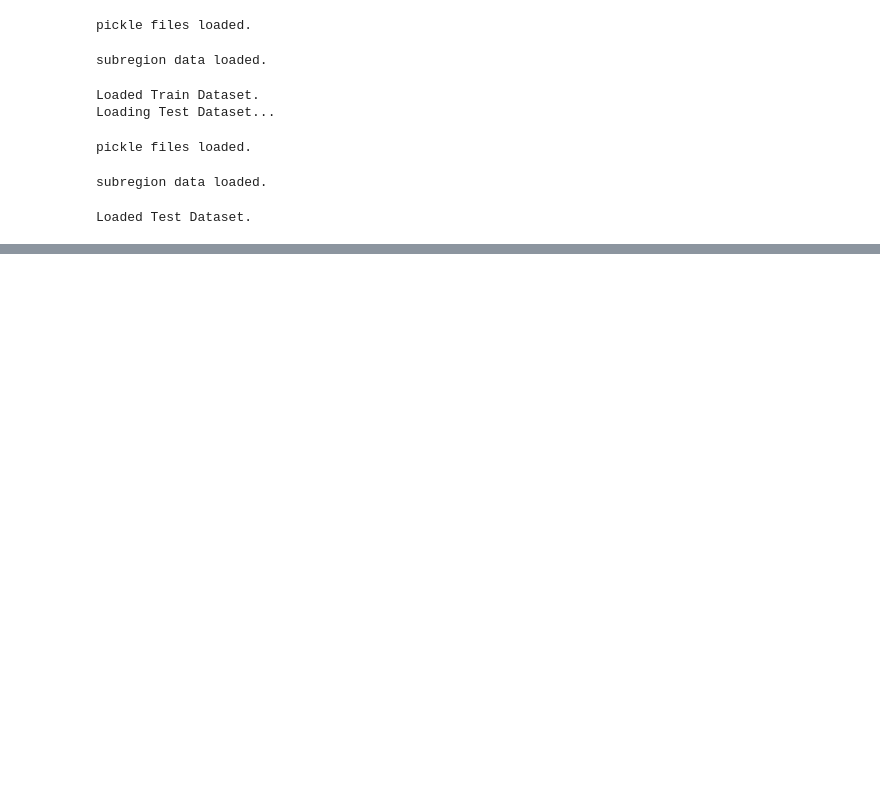
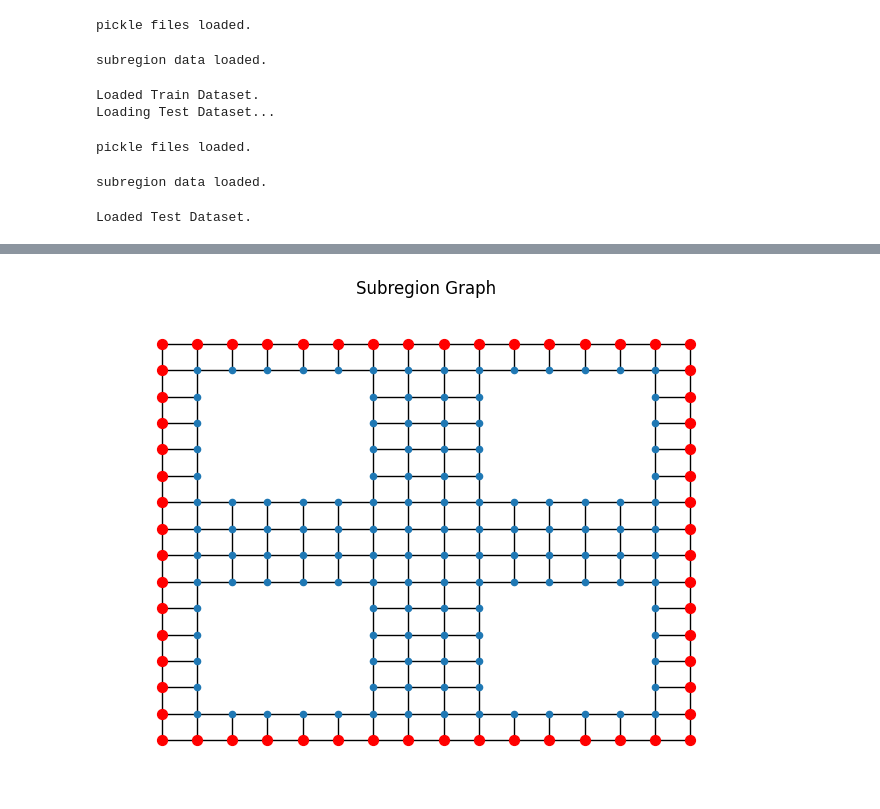
Before and after one commit to JakeAGonzales/learning-congestion, a Jupyter notebook: network.ipynb, the cells around one changed output, grey strips where cells are left out. Saved outputs shown, nothing was run; the diff lists cells and outputs as text; code cells hidden in the pictures; blank space fills up the shorter version.

Commit message:
working on getting labeled data

```diff
--- a/network.ipynb
+++ b/network.ipynb
@@ -380,6 +386,7 @@ import networkx as nx
 import matplotlib.pyplot as plt
 import numpy as np
 import scipy
+import scipy.sparse as sparse
 
 
 """
@@ -411,8 +418,17 @@ def convert_scipy_to_torch_sparse(matrix):
     indices = torch.vstack([rows, cols])
 
     shape = torch.Size(matrix_helper_coo.shape)
-    matrix = torch.sparse.FloatTensor(indices, data, shape)
+    matrix = torch.sparse_coo_tensor(indices, data, shape)
     return matrix
+
+def get_boundary_nodes(subregion_nodes):
+    boundary_nodes = []
+    nodes_list = subregion_nodes[0]['subregion_1']
+    for node in nodes_list:
+        x, y = node
+        if x == 0 or x == 15 or y == 0 or y == 15:  # Assuming a 16x16 grid
+            boundary_nodes.append(node)
+    return boundary_nodes
 
 
 """
@@ -475,7 +491,7 @@ SUBREGION NETWORKX AND SPARSE COO ADJ MATRICES
 
 """
 
-def subregion_graph(subregion_nodes):
+def subregion_graph(subregion_nodes, boundary_nodes):
     first_subregion = list(subregion_nodes[0].keys())[0]
     nodes = subregion_nodes[0][first_subregion]
 
@@ -483,42 +499,50 @@ def subregion_graph(subregion_nodes):
     max_col = max(node[1] for node in nodes)
 
     G = nx.Graph()
 
     # add non-obstacle nodes to the graph
     G.add_nodes_from(nodes)
 
     # add edges between neighboring nodes that aren't obstacles
     for i in range(max_row + 1):
         for j in range(max_col + 1):
             current_node = (i, j)
             if current_node in nodes:  # check if the current node is not an obstacle
                 # Check and add edges with neighboring nodes
                 for neighbor in [(i-1, j), (i+1, j), (i, j-1), (i, j+1)]:
                     if neighbor in nodes:  # check if the neighbor is not an obstacle
                         G.add_edge(current_node, neighbor)
 
     # plot graph in 2D grid
     pos = {node: node for node in G.nodes()}
     nx.draw(G, pos, with_labels=False, node_size=20)
+
+    # Highlight boundary nodes in red
+    nx.draw_networkx_nodes(G, pos, nodelist=boundary_nodes, node_color='r', node_size=50)
+
     plt.title("Subregion Graph")
     plt.show()
 
     # create adj matrix using networkx
-    adj_matrix = nx.adjacency_matrix(G)
+    adj_nx = nx.adjacency_matrix(G)
+    # Convert NetworkX adjacency matrix to SciPy sparse matrix
+    adj_sparse = sparse.coo_matrix(adj_nx)
 
-    # convert the adjacency matrix to a sparse COO tensor
-    rows, cols = adj_matrix.nonzero()
-    values = adj_matrix.data
-    rows = torch.tensor(rows)
-    cols = torch.tensor(cols)
-    values = torch.tensor(values)
-    subregion_adj_coo = torch.sparse_coo_tensor(torch.stack([rows, cols]), values, adj_matrix.shape)
+    # Make the adjacency matrix symmetric
+    adj = adj_sparse + adj_sparse.T.multiply(adj_sparse.T > adj_sparse)
+    adj_normalized = normalize_adjacency(adj)
 
-    return G, subregion_adj_coo, subregion_adj_nx
+    # convert to sparse pytorch tensor
+    subregion_adj = convert_scipy_to_torch_sparse(adj)
+
+    return G, subregion_adj, adj_nx
 
 ## FULL GRID
-sparse_adj_matrix = load_graph_data(all_env_data)
-networkx_adj_matrix = to_networkx(all_env_data)
+# sparse_adj_matrix = load_graph_data(all_env_data)
+# networkx_adj_matrix = to_networkx(all_env_data)
 
 ## SUBREGION GRID
-subregion_G, subregion_adj_coo, subregion_adj_nx = subregion_graph(subregion_nodes) # subregion_nodes from SubregionDataProcessor class
+boundary_nodes = get_boundary_nodes(subregion_nodes)
+subregion_G, subregion_adj, subregion_adj_nx = subregion_graph(subregion_nodes, boundary_nodes) # subregion_nodes from SubregionDataProcessor class
+# %% [output]
+[figure, added]
```
Also changed, not shown: parts of 5 cells of this notebook.
